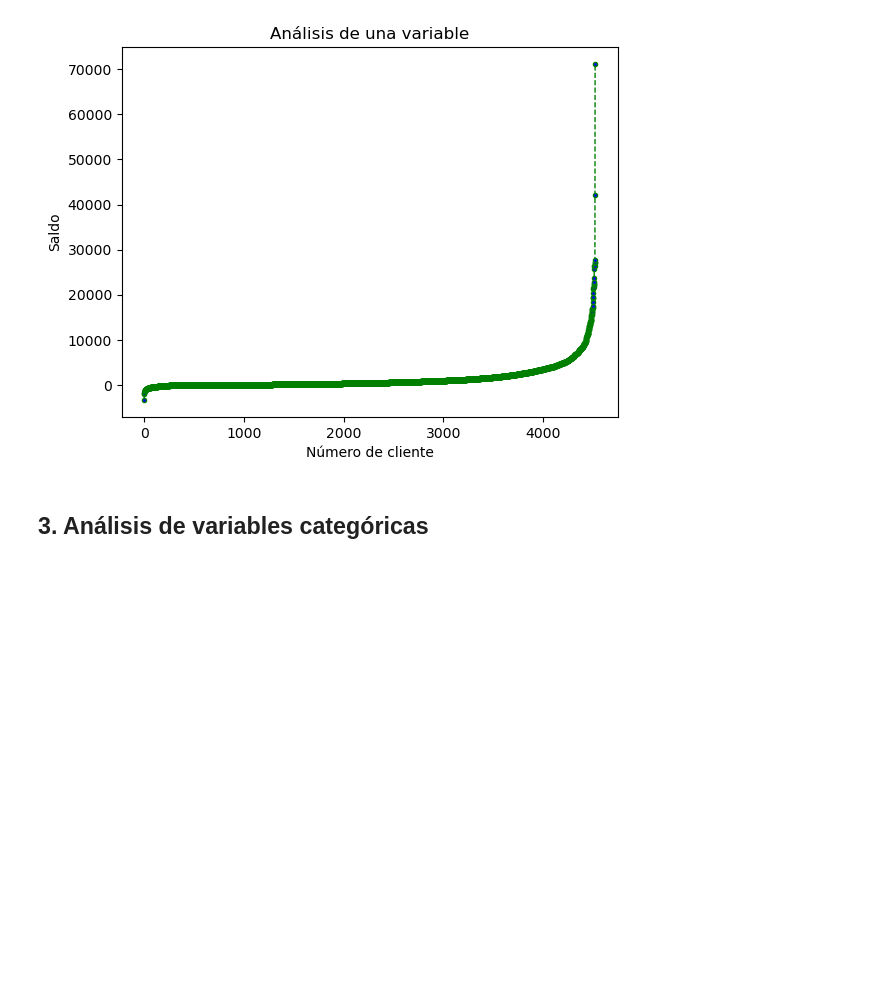
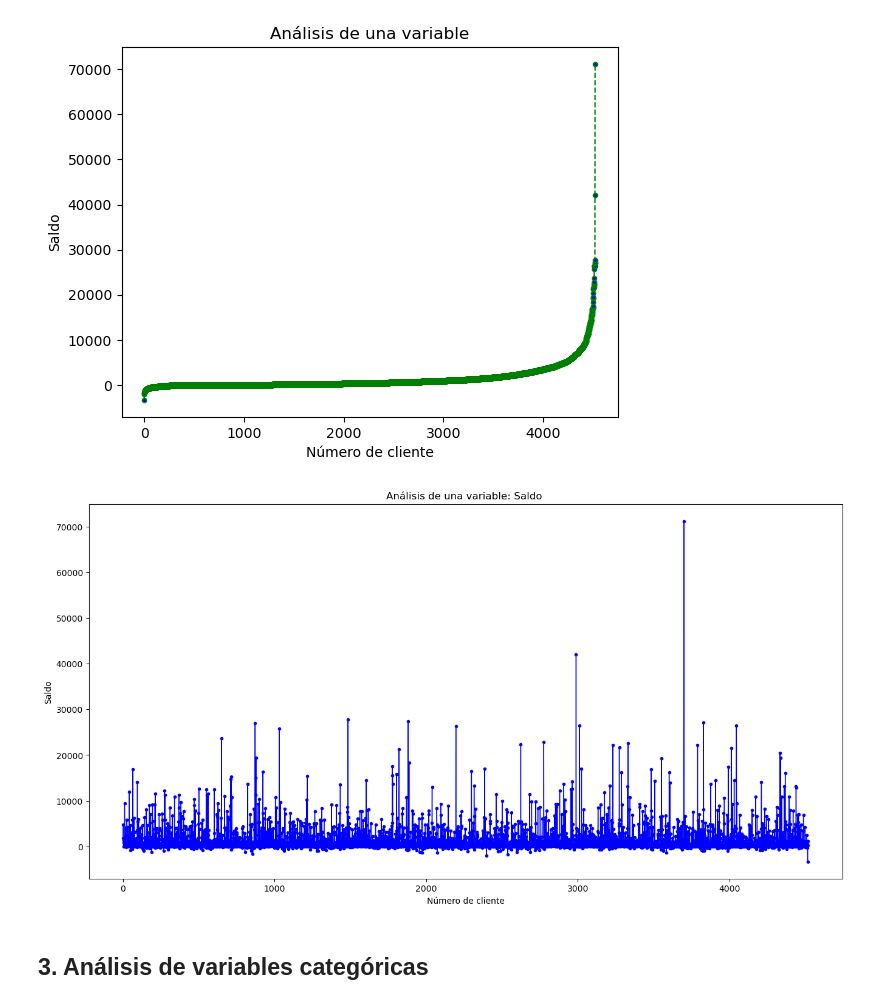
Before and after one commit to juandtap/IA_practica_01, a Jupyter notebook: practica_1_analisis_exploratorio_de_datos.ipynb, the cells around one changed output. Drawn from its saved outputs; the diff is of its cells as text; code cells hidden in the pictures; blank space fills up the shorter version.

Commit message:
terminado analisis

```diff
--- a/practica_1_analisis_exploratorio_de_datos.ipynb
+++ b/practica_1_analisis_exploratorio_de_datos.ipynb
@@ -340,6 +324,18 @@ plt.ylabel('Saldo')
 plt.show()
 # %% [output]
 [figure]
+# %%
+analisis_saldo = dataframe.loc[:,['balance']]
+cantidad_muestras_saldo = len(dataframe.index)
+array_cantidad_muestras_saldo = range(cantidad_muestras_saldo)
+plt.figure(figsize=(16,8))
+plt.plot(array_cantidad_muestras_saldo, analisis_saldo, color= 'blue', linestyle="-", linewidth = 1, marker='o', markerfacecolor='blue', markersize = 3)
+plt.title('Análisis de una variable: Saldo ')
+plt.xlabel('Número de cliente')
+plt.ylabel('Saldo')
+plt.show()
+# %% [output]
+[figure, added]
 # %% [markdown]
 ## 3. Análisis de variables categóricas
 # %%
```
Also changed, not shown: parts of 31 cells of this notebook, 2 other files.
